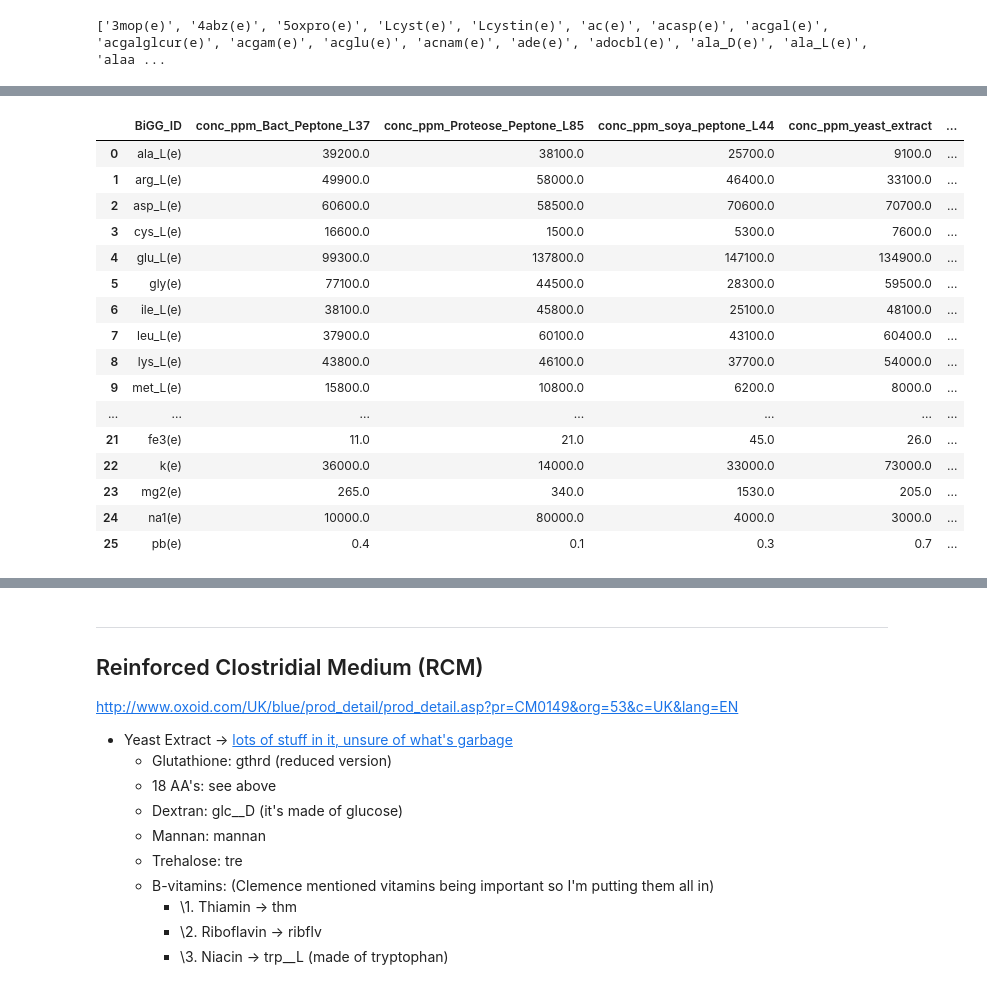
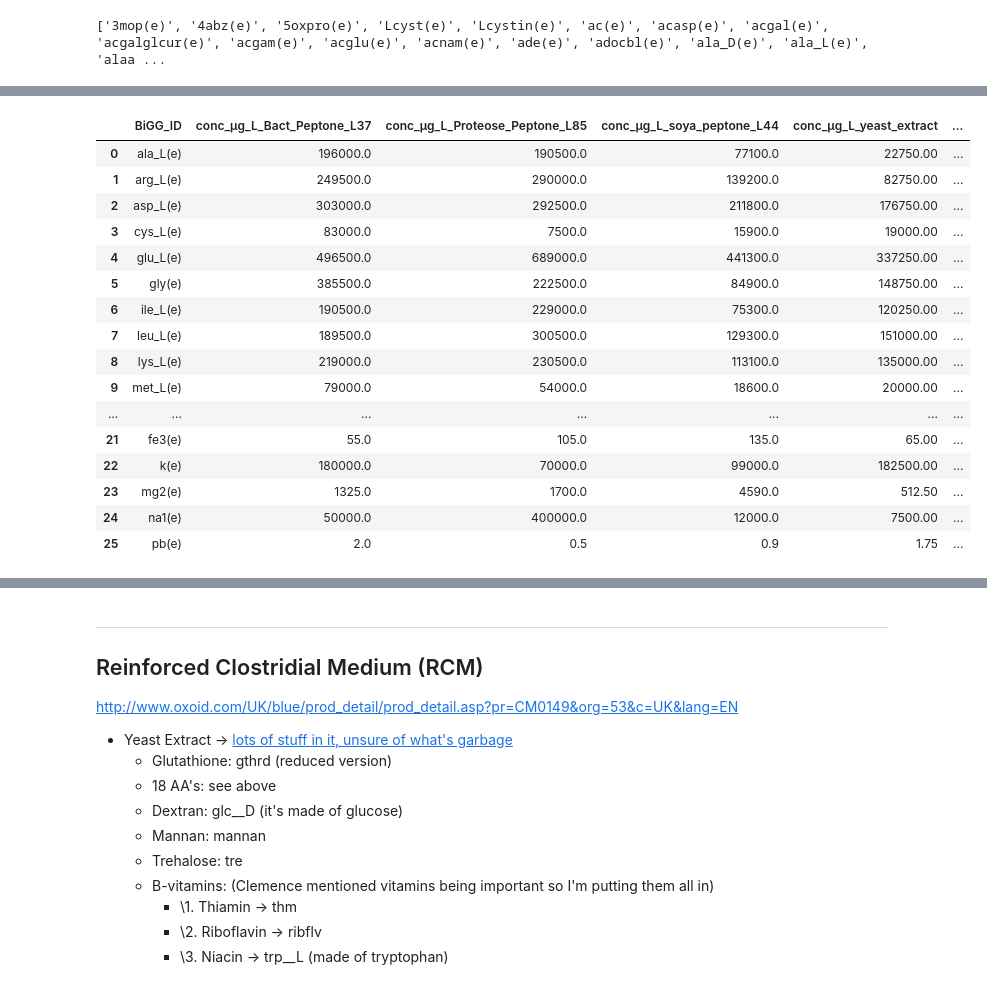
Before and after one commit to PrabJ/Flux_Balance_F_Prausnitzii, a Jupyter notebook: Metabolic_flux.ipynb, the cells around one changed output, grey strips where cells are left out. Cells and saved outputs as stored; diff of their text form; code cells hidden in the pictures.

```diff
--- a/Metabolic_flux.ipynb
+++ b/Metabolic_flux.ipynb
@@ -189,27 +235,26 @@ col_list.remove('mol_weight')
-# %%
-if "sum_ppm" not in Traces_AA_ppm.columns:
-    Traces_AA_ppm["sum_ppm"]=Traces_AA_ppm[col_list].sum(numeric_only=True, axis=1)
-Traces_AA_ppm["sum_mg_L"]=Traces_AA_ppm["sum_ppm"]
-Traces_AA_ppm["sum_mg_L"]=np.array(Traces_AA_ppm["sum_ppm"])
-Traces_AA_ppm["g_L"]=np.array(Traces_AA_ppm["sum_ppm"])/1000
-Traces_AA_ppm
-# %% [output]
-|  | BiGG_ID | conc_ppm_Bact_Peptone_L37 | conc_ppm_Proteose_Peptone_L85 | conc_ppm_soya_peptone_L44 | conc_ppm_yeast_extract | ... |
-| 0 | ala_L(e) | 39200.0 | 38100.0 | 25700.0 | 9100.0 | ... |
-| 1 | arg_L(e) | 49900.0 | 58000.0 | 46400.0 | 33100.0 | ... |
-| 2 | asp_L(e) | 60600.0 | 58500.0 | 70600.0 | 70700.0 | ... |
-| 3 | cys_L(e) | 16600.0 | 1500.0 | 5300.0 | 7600.0 | ... |
-| 4 | glu_L(e) | 99300.0 | 137800.0 | 147100.0 | 134900.0 | ... |
-| 5 | gly(e) | 77100.0 | 44500.0 | 28300.0 | 59500.0 | ... |
-| 6 | ile_L(e) | 38100.0 | 45800.0 | 25100.0 | 48100.0 | ... |
-| 7 | leu_L(e) | 37900.0 | 60100.0 | 43100.0 | 60400.0 | ... |
-| 8 | lys_L(e) | 43800.0 | 46100.0 | 37700.0 | 54000.0 | ... |
-| 9 | met_L(e) | 15800.0 | 10800.0 | 6200.0 | 8000.0 | ... |
-| ... | ... | ... | ... | ... | ... | ... |
-| 21 | fe3(e) | 11.0 | 21.0 | 45.0 | 26.0 | ... |
-| 22 | k(e) | 36000.0 | 14000.0 | 33000.0 | 73000.0 | ... |
-| 23 | mg2(e) | 265.0 | 340.0 | 1530.0 | 205.0 | ... |
-| 24 | na1(e) | 10000.0 | 80000.0 | 4000.0 | 3000.0 | ... |
-| 25 | pb(e) | 0.4 | 0.1 | 0.3 | 0.7 | ... |
+# %%
+µg_to_mg=1/1000
+if "sum_µg_L" not in Traces_AA_µg_L.columns:
+    Traces_AA_µg_L["sum_µg_L"]=Traces_AA_µg_L[col_list].sum(numeric_only=True, axis=1)
+Traces_AA_µg_L["mg_L"]=np.array(Traces_AA_µg_L["sum_µg_L"])*µg_to_mg
+Traces_AA_µg_L
+# %% [output]
+|  | BiGG_ID | conc_µg_L_Bact_Peptone_L37 | conc_µg_L_Proteose_Peptone_L85 | conc_µg_L_soya_peptone_L44 | conc_µg_L_yeast_extract | ... |
+| 0 | ala_L(e) | 196000.0 | 190500.0 | 77100.0 | 22750.00 | ... |
+| 1 | arg_L(e) | 249500.0 | 290000.0 | 139200.0 | 82750.00 | ... |
+| 2 | asp_L(e) | 303000.0 | 292500.0 | 211800.0 | 176750.00 | ... |
+| 3 | cys_L(e) | 83000.0 | 7500.0 | 15900.0 | 19000.00 | ... |
+| 4 | glu_L(e) | 496500.0 | 689000.0 | 441300.0 | 337250.00 | ... |
+| 5 | gly(e) | 385500.0 | 222500.0 | 84900.0 | 148750.00 | ... |
+| 6 | ile_L(e) | 190500.0 | 229000.0 | 75300.0 | 120250.00 | ... |
+| 7 | leu_L(e) | 189500.0 | 300500.0 | 129300.0 | 151000.00 | ... |
+| 8 | lys_L(e) | 219000.0 | 230500.0 | 113100.0 | 135000.00 | ... |
+| 9 | met_L(e) | 79000.0 | 54000.0 | 18600.0 | 20000.00 | ... |
+| ... | ... | ... | ... | ... | ... | ... |
+| 21 | fe3(e) | 55.0 | 105.0 | 135.0 | 65.00 | ... |
+| 22 | k(e) | 180000.0 | 70000.0 | 99000.0 | 182500.00 | ... |
+| 23 | mg2(e) | 1325.0 | 1700.0 | 4590.0 | 512.50 | ... |
+| 24 | na1(e) | 50000.0 | 400000.0 | 12000.0 | 7500.00 | ... |
+| 25 | pb(e) | 2.0 | 0.5 | 0.9 | 1.75 | ... |
 # %%
 #Defined ingredients
```
Also changed, not shown: parts of 22 cells of this notebook, 1 other file.
